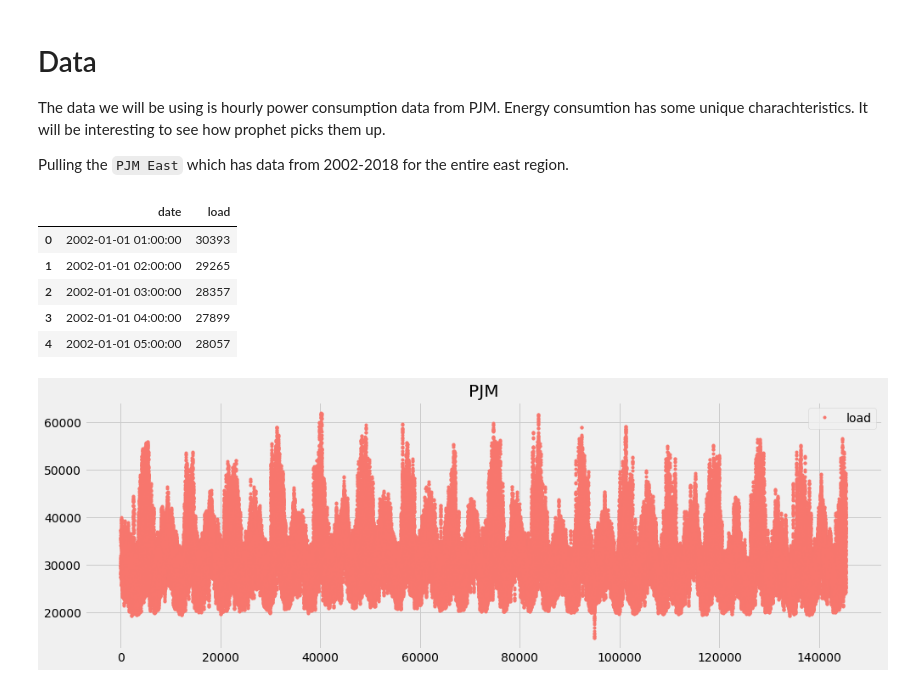
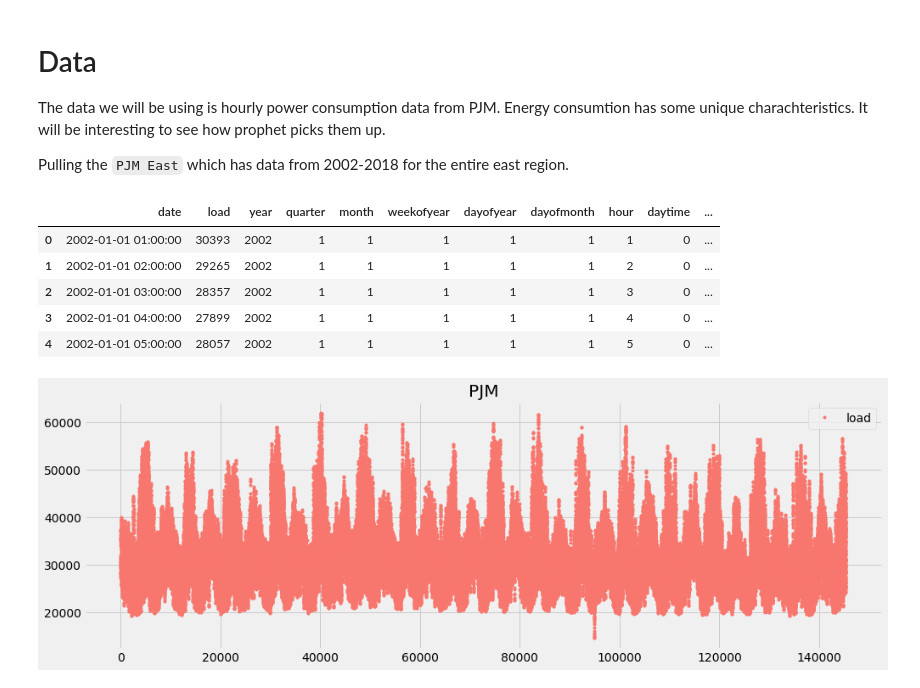
Before and after one commit to robmoratore/ShellDnA, a Jupyter notebook: Shell_Dna_EnergyLoad.ipynb, the cells around one changed output. Cells and saved outputs as stored; diff of their text form; code cells hidden in the pictures.

```diff
--- a/Shell_Dna_EnergyLoad.ipynb
+++ b/Shell_Dna_EnergyLoad.ipynb
@@ -24,14 +20,14 @@ df_full = pd.read_csv(url, sep = ',')
 pjme = df_full[['date', 'load']]
 features = df_full.drop(['load'], axis=1)
 # %%
-pjme.head()
+df_full.head()
 # %% [output]
-|  | date | load |
-| 0 | 2002-01-01 01:00:00 | 30393 |
-| 1 | 2002-01-01 02:00:00 | 29265 |
-| 2 | 2002-01-01 03:00:00 | 28357 |
-| 3 | 2002-01-01 04:00:00 | 27899 |
-| 4 | 2002-01-01 05:00:00 | 28057 |
+|  | date | load | year | quarter | month | weekofyear | dayofyear | dayofmonth | hour | daytime | ... |
+| 0 | 2002-01-01 01:00:00 | 30393 | 2002 | 1 | 1 | 1 | 1 | 1 | 1 | 0 | ... |
+| 1 | 2002-01-01 02:00:00 | 29265 | 2002 | 1 | 1 | 1 | 1 | 1 | 2 | 0 | ... |
+| 2 | 2002-01-01 03:00:00 | 28357 | 2002 | 1 | 1 | 1 | 1 | 1 | 3 | 0 | ... |
+| 3 | 2002-01-01 04:00:00 | 27899 | 2002 | 1 | 1 | 1 | 1 | 1 | 4 | 0 | ... |
+| 4 | 2002-01-01 05:00:00 | 28057 | 2002 | 1 | 1 | 1 | 1 | 1 | 5 | 0 | ... |
 # %%
 color_pal = ["#F8766D", "#D39200", "#93AA00", "#00BA38", "#00C19F", "#00B9E3", "#619CFF", "#DB72FB"]
 _ = pjme.plot(style='.', figsize=(15,5), color=color_pal[0], title='PJM')
```
Also changed, not shown: parts of 6 cells of this notebook.
